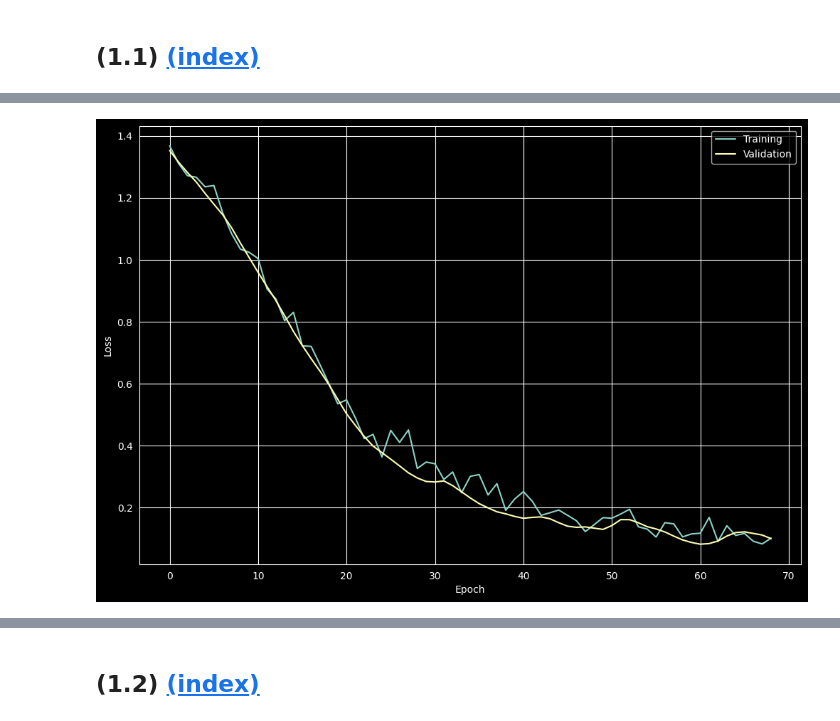
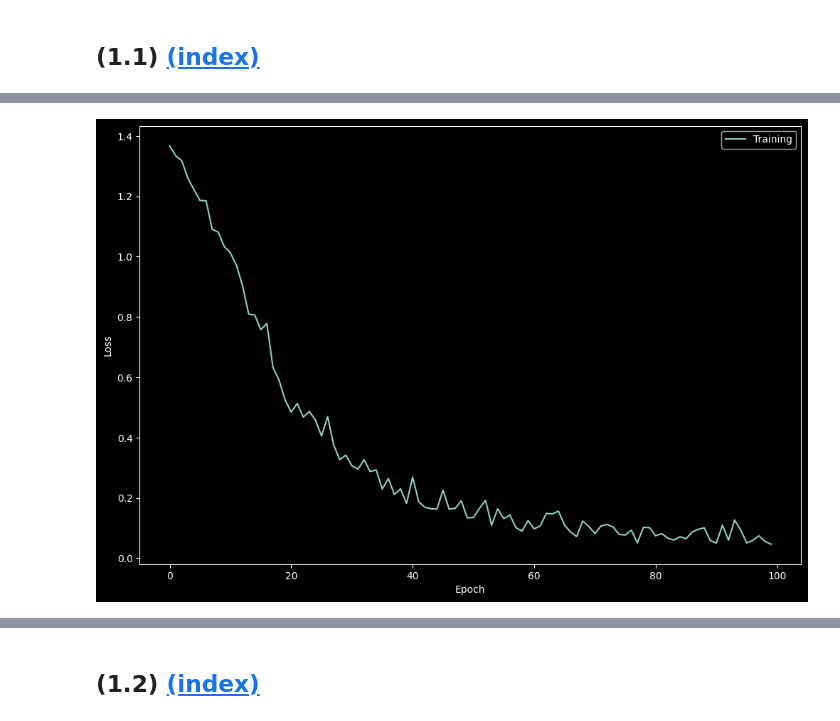
Before and after one commit to typtrue/data-science, a Jupyter notebook: CW2/02404325_Coursework2_Part1.ipynb, the cells around one changed output, grey strips where cells are left out. Saved outputs shown, nothing was run; the diff lists cells and outputs as text; code cells hidden in the pictures.

```diff
--- a/CW2/02404325_Coursework2_Part1.ipynb
+++ b/CW2/02404325_Coursework2_Part1.ipynb
@@ -41,9 +42,9 @@ def basic_graph(x, ys, labels, *, xlog=False, ylog=False, symlog=False, xlabel=N
     plt.legend()
     plt.show()
 # %%
-df = pd.read_csv("neural_activity.csv")
-x = df.to_numpy()[:, :-3].astype(float)
-y = df.to_numpy()[:, -1].astype(str)
+arr = pd.read_csv("neural_activity.csv").to_numpy()
+x = arr[:, :-3].astype(float)
+y = arr[:, -1]
 subst_dict = {"R": 0, "L": 1, "F": 2, "B": 3}
 
 N_regions = 40
@@ -61,8 +62,8 @@ x_train = x_r[train_idx, :, :]
 y_test = y_r[test_idx, 0]
 y_train = y_r[train_idx, 0]
 
-y_test = np.array([subst_dict[y] for y in y_test])
-y_train = np.array([subst_dict[y] for y in y_train])
+y_test = np.array([subst_dict[label] for label in y_test])
+y_train = np.array([subst_dict[label] for label in y_train])
 
 N_trials_tr = len(train_idx)
 N_trials_te = len(test_idx)
@@ -257,0 +184,4 @@ Best model was from Epoch 61
+# %%
+num_epochs = 100
+
+history = training_loop(train_loader, num_epochs)
@@ -258,8 +192,8 @@ Best model was from Epoch 61
 # %%
-loss = np.vstack([history['training_loss'], history['validation_loss']]).T
-basic_graph(range(loss.shape[0]), loss, labels=["Training", "Validation"], xlabel="Epoch", ylabel="Loss")
+loss = np.vstack([history['training_loss']]).T
+basic_graph(range(loss.shape[0]), loss, labels=["Training"], xlabel="Epoch", ylabel="Loss")
 # %% [output]
-[figure, old version]
+[figure, new version]
 # %%
 def pred_accuracy(pred, true):
     return sum(true == pred) / true.shape[0]
```
Also changed, not shown: parts of 26 cells of this notebook.
